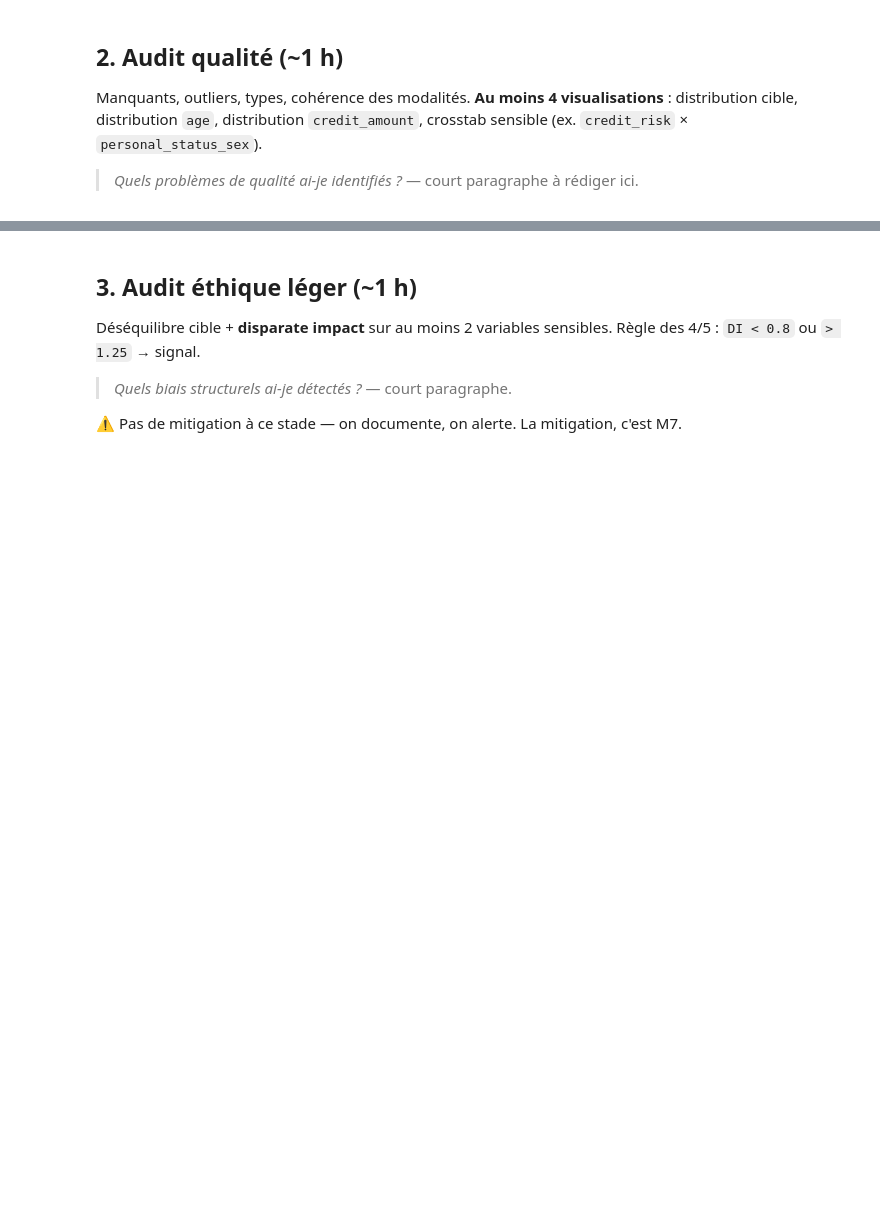
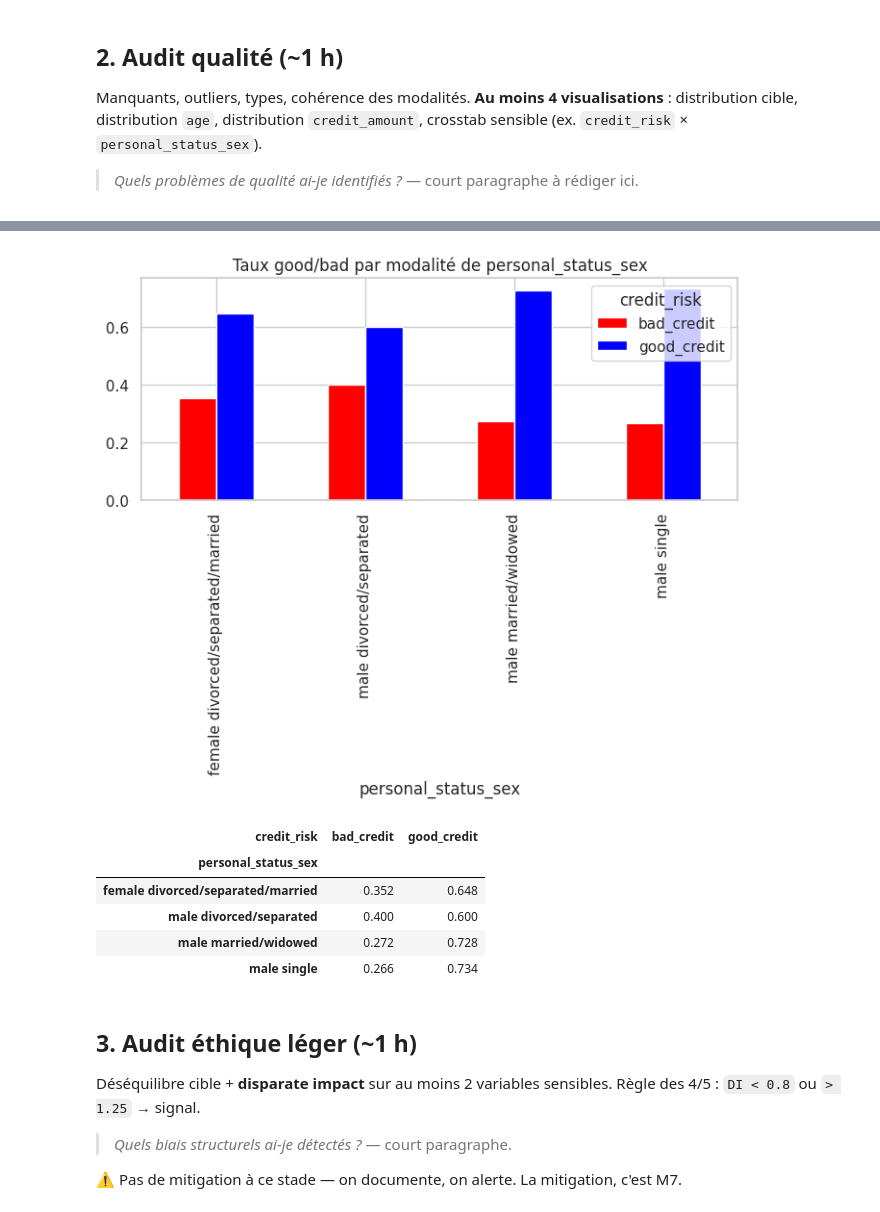
Before and after one commit to A949196/m2-b1-tom-carpentier, a Jupyter notebook: notebooks/M2-B1_tom_carpentier.ipynb, the cells around one changed output, grey strips where cells are left out. Cells and saved outputs as stored; diff of their text form; code cells hidden in the pictures; blank space fills up the shorter version.

```diff
--- a/notebooks/M2-B1_tom_carpentier.ipynb
+++ b/notebooks/M2-B1_tom_carpentier.ipynb
@@ -97,3 +151,25 @@ visualisations** : distribution cible, distribution `age`, distribution
+# %%
+# Crosstab sensible credit_risk x personal_status_sex
+crosstab = pd.crosstab(
+    df["personal_status_sex"],
+    df["credit_risk"],
+    normalize="index",).round(3)
+
+fig, ax = plt.subplots(figsize=(8, 3))
+crosstab.plot(kind="bar", ax=ax, color=["red", "blue"])
+ax.set_title("Taux good/bad par modalité de personal_status_sex")
+ax.legend(title="credit_risk")
+plt.show()
+
+display(crosstab)
+# %% [output]
+[figure, added]
+| credit_risk | bad_credit | good_credit |
+| personal_status_sex |  |  |
+| female divorced/separated/married | 0.352 | 0.648 |
+| male divorced/separated | 0.400 | 0.600 |
+| male married/widowed | 0.272 | 0.728 |
+| male single | 0.266 | 0.734 |
 # %% [markdown]
 ## 3. Audit éthique léger (~1 h)
 
```
Also changed, not shown: parts of 10 cells of this notebook.
